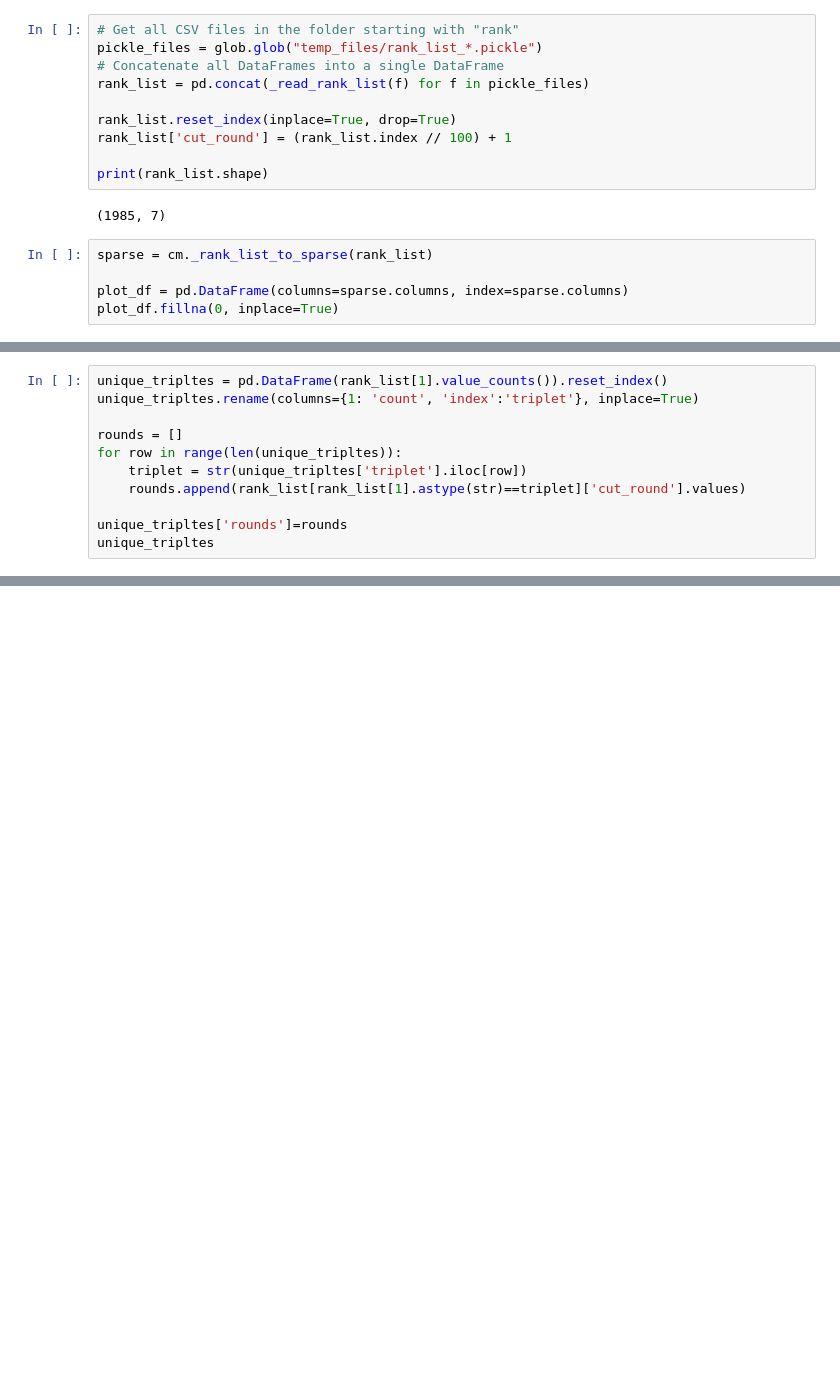
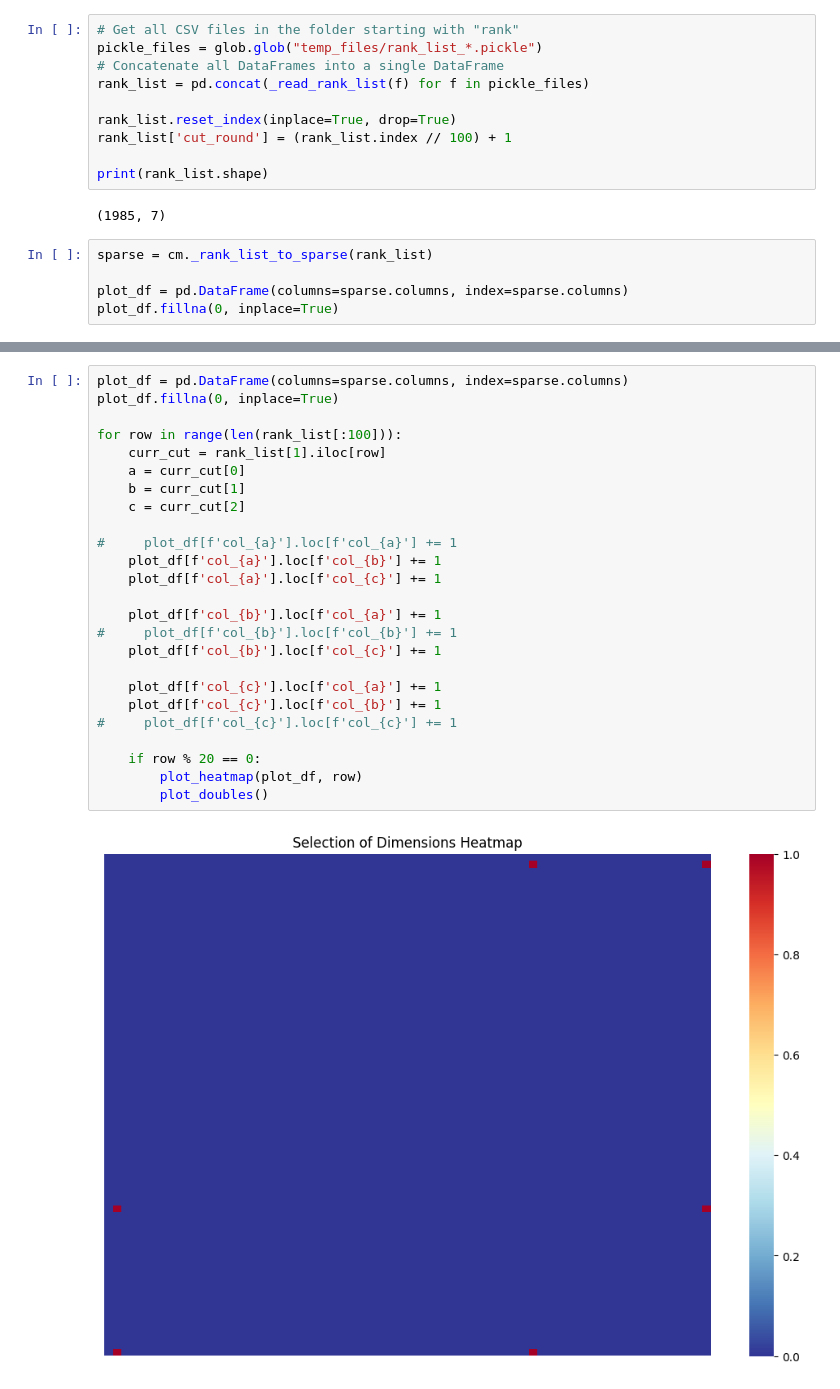
Before and after one commit to costasmexis/SDPCutSel, a Jupyter notebook: studyResults.ipynb, the cells around one changed output, grey strips where cells are left out. Saved outputs shown, nothing was run; the diff lists cells and outputs as text; blank space fills up the shorter version.

Commit message:
plots for escape33

```diff
--- a/studyResults.ipynb
+++ b/studyResults.ipynb
@@ -92,11 +69,0 @@ for row in range(len(rank_list)):
-# %%
-unique_tripltes = pd.DataFrame(rank_list[1].value_counts()).reset_index()
-unique_tripltes.rename(columns={1: 'count', 'index':'triplet'}, inplace=True)
-
-rounds = []
-for row in range(len(unique_tripltes)):
-    triplet = str(unique_tripltes['triplet'].iloc[row])
-    rounds.append(rank_list[rank_list[1].astype(str)==triplet]['cut_round'].values)
-
-unique_tripltes['rounds']=rounds
-unique_tripltes
@@ -146,0 +70,27 @@ df
+# %%
+plot_df = pd.DataFrame(columns=sparse.columns, index=sparse.columns)
+plot_df.fillna(0, inplace=True)
+
+for row in range(len(rank_list[:100])):
+    curr_cut = rank_list[1].iloc[row]
+    a = curr_cut[0]
+    b = curr_cut[1]
+    c = curr_cut[2]
+
+#     plot_df[f'col_{a}'].loc[f'col_{a}'] += 1
+    plot_df[f'col_{a}'].loc[f'col_{b}'] += 1
+    plot_df[f'col_{a}'].loc[f'col_{c}'] += 1
+
+    plot_df[f'col_{b}'].loc[f'col_{a}'] += 1
+#     plot_df[f'col_{b}'].loc[f'col_{b}'] += 1
+    plot_df[f'col_{b}'].loc[f'col_{c}'] += 1
+
+    plot_df[f'col_{c}'].loc[f'col_{a}'] += 1
+    plot_df[f'col_{c}'].loc[f'col_{b}'] += 1
+#     plot_df[f'col_{c}'].loc[f'col_{c}'] += 1
+
+    if row % 20 == 0:
+        plot_heatmap(plot_df, row)
+        plot_doubles()
+# %% [output]
+[figure, added]
```
Also changed, not shown: parts of 14 cells of this notebook, 10 other files.
